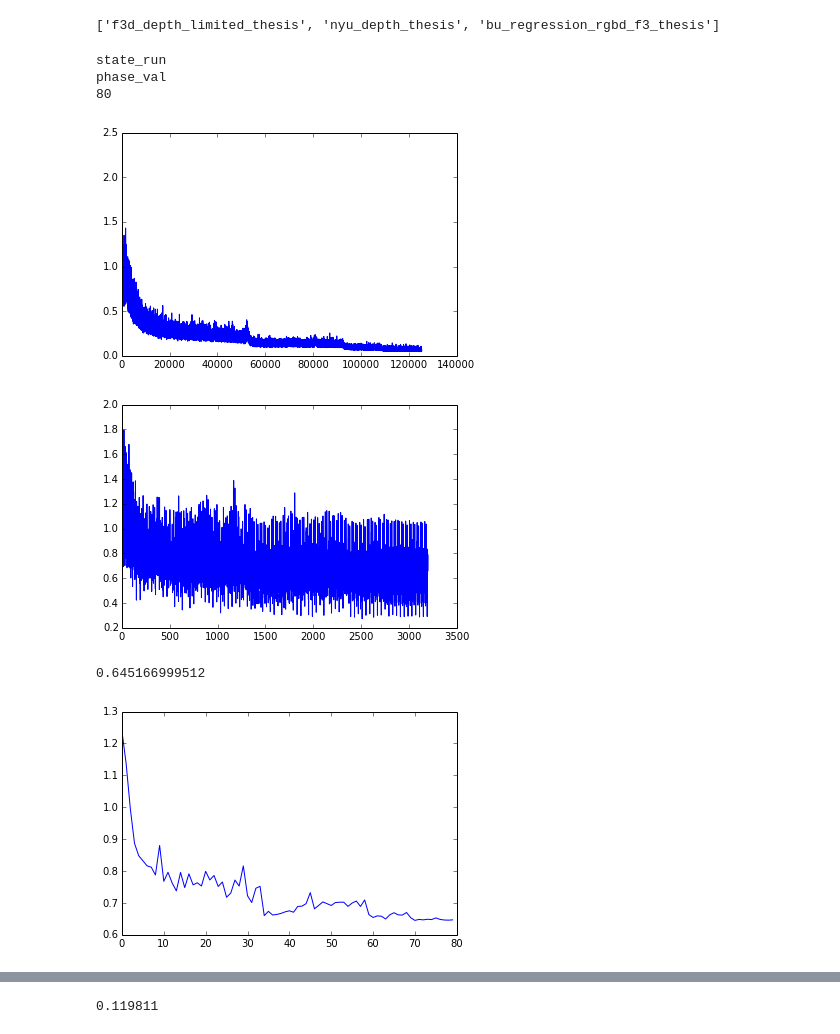
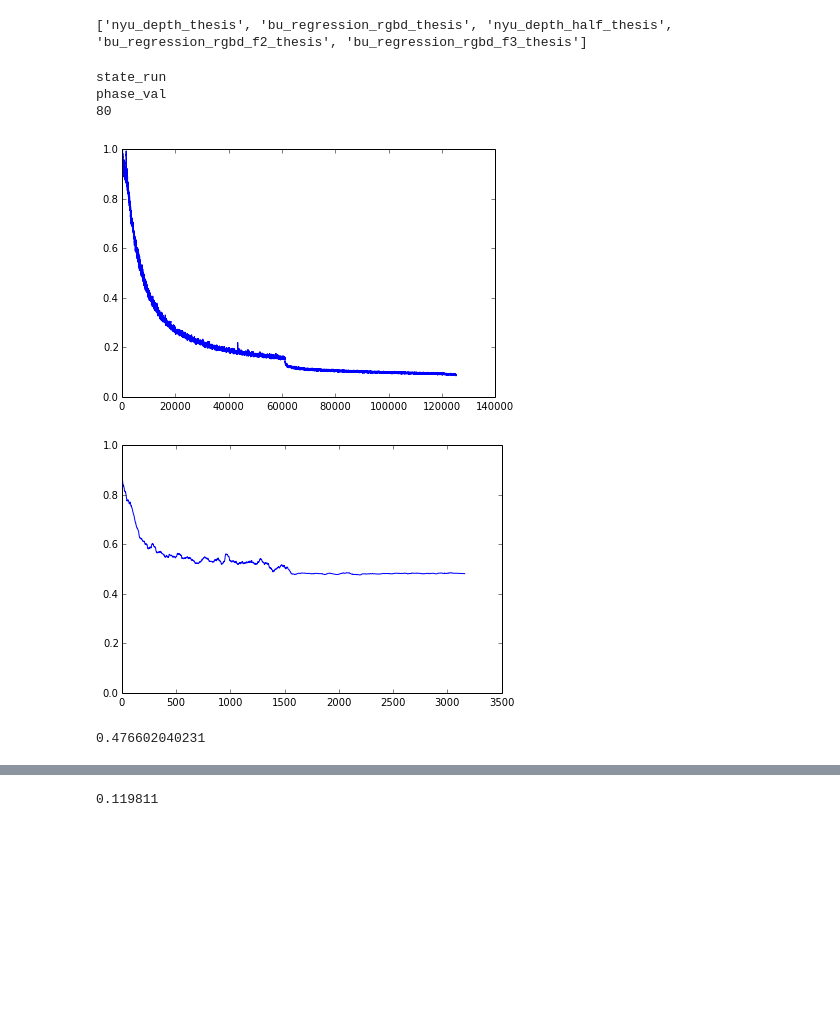
Before and after one commit to sebastian-schlecht/coco, a Jupyter notebook: examples/evaluation.ipynb, the cells around one changed output, grey strips where cells are left out. Saved outputs shown, nothing was run; the diff lists cells and outputs as text; code cells hidden in the pictures; blank space fills up the shorter version.

Commit message:
Thesis crossval

```diff
--- a/examples/evaluation.ipynb
+++ b/examples/evaluation.ipynb
@@ -8,59 +33,52 @@ parentdir = os.path.dirname(currentdir)
 sys.path.insert(0, parentdir)
 # %%
 from coco.job import Job
-# %%
-print Job.list()
-# %% [output]
-['f3d_depth_limited_thesis', 'nyu_depth_thesis', 'bu_regression_rgbd_f3_thesis']
+# %%
+Job.set_job_dir("/data/coco-jobs-relocated")
+print Job.list()
+# %% [output]
+['nyu_depth_thesis', 'bu_regression_rgbd_thesis', 'nyu_depth_half_thesis', 'bu_regression_rgbd_f2_thesis', 'bu_regression_rgbd_f3_thesis']
 # %%
 current_job = Job.from_name("nyu_depth_thesis")
 # %%
 %matplotlib inline
 import matplotlib.pyplot as plt
 import numpy as np
 import time
 
 # Refresh job
 current_job.load()
 data = current_job.data
 
 print data["state"]
 print data["phase"]
 print data["epoch"]
 
+kernel_size = 40.
+
 if "train_losses" in data:
     train_losses = np.array(data["train_losses"]).squeeze()
-    plt.plot((train_losses[:]))
+    plt.plot(np.convolve(train_losses, np.ones((kernel_size)), mode='valid') / kernel_size)
+    plt.ylim(0.0, 1.0)
     plt.show()
 
 if "val_losses" in data:
     val_losses = np.array(data["val_losses"]).squeeze()
-    plt.plot(np.sqrt(val_losses))
+    plt.plot(np.convolve(val_losses[:], np.ones((kernel_size)), mode='valid') /  kernel_size)
+    plt.ylim(0.0, 1.0)
     plt.show()
 
-    wt = len(train_losses) / data["epoch"]
-    wv = len(val_losses) / (data["epoch"])
-
-    t = []
-    for win in range(0, train_losses.shape[0], wt):
-        t.append(train_losses[win:win+wt].mean())
-    t = np.sqrt(np.array(t))
-    d = []
-    for win in range(0, val_losses.shape[0], wv):
-        d.append(val_losses[win:win+wv].mean())
-    d = np.sqrt(np.array(d))
-
-    plt.plot(d)
-
-    print d.min()
+    l = []
+    for i in range(0, len(val_losses), 40):
+        l.append(val_losses[i:i+40].mean())
+    print np.array(l).min()
 # %% [output]
 state_run
 phase_val
 80
-[figure, old version]
+[figure, new version]
-[figure, old version]
+[figure, new version]
-0.645166999512
+0.476602040231
-[figure, removed]
 # %%
 import sys
 import os
```
Also changed, not shown: parts of 7 cells of this notebook, 10 other files.
